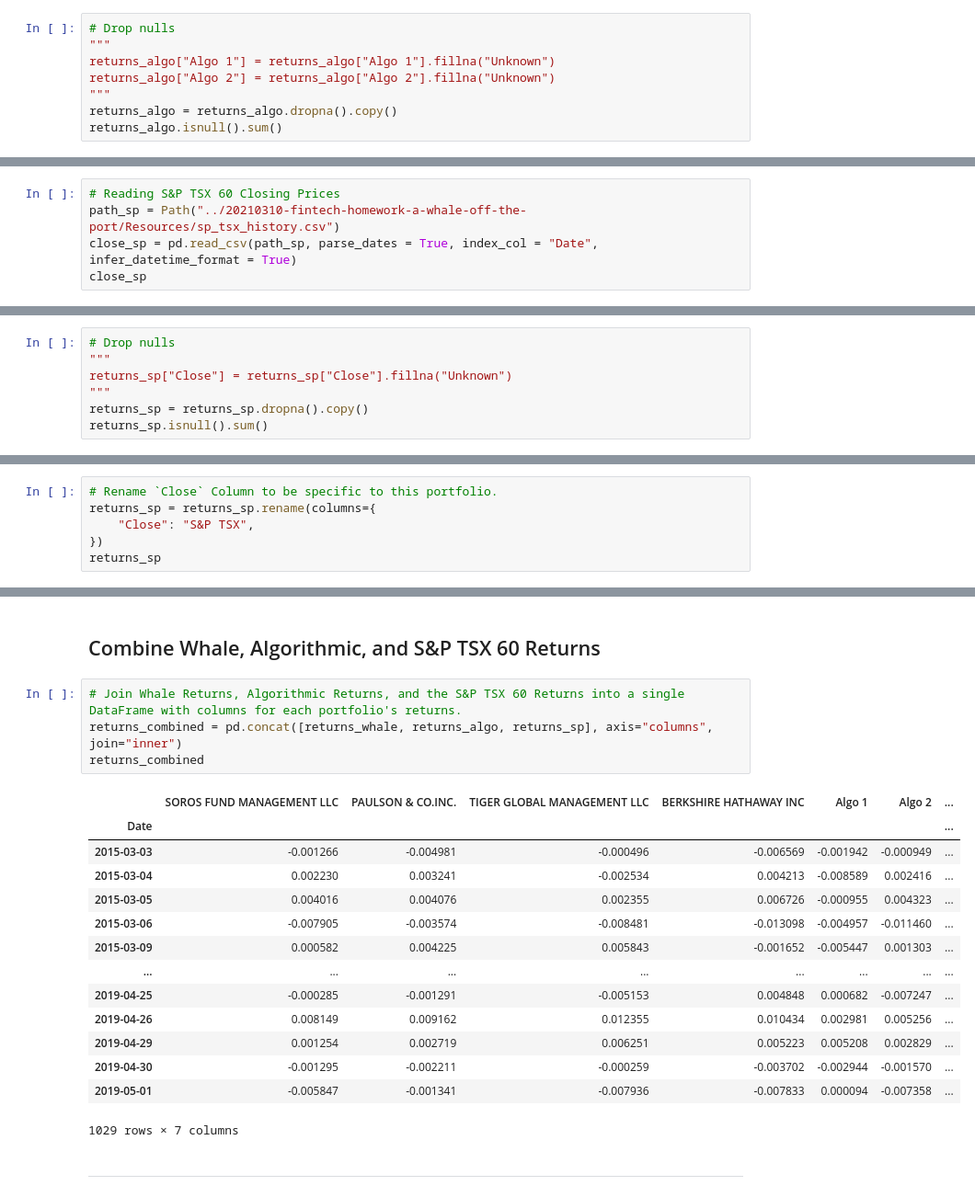
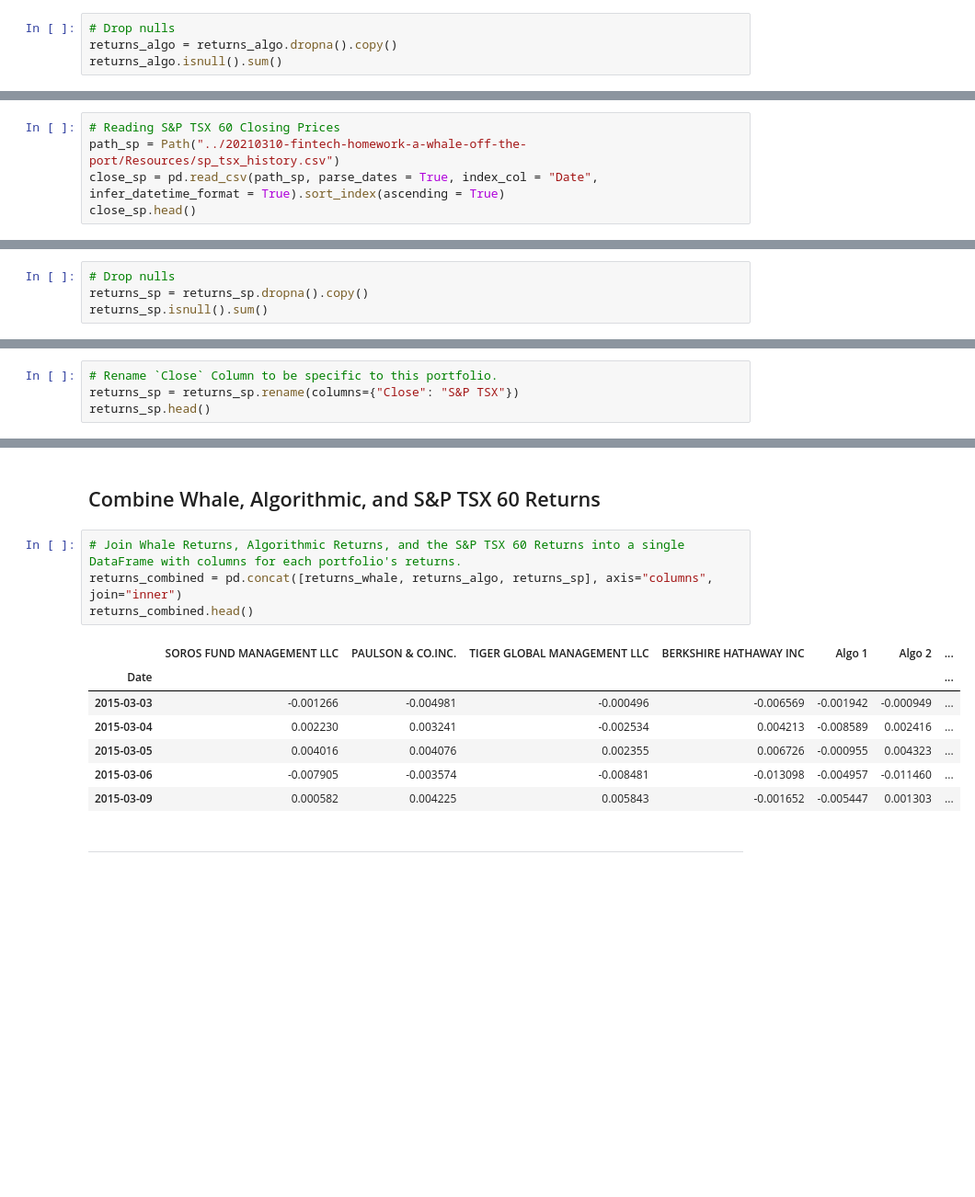
Before and after one commit to chrishandealmeida/20210310-fintech-homework-a-whale-off-the-port, a Jupyter notebook: whale_analysis.ipynb, the cells around one changed output, grey strips where cells are left out. Shown: that part at 92% size. Drawn from its saved outputs; the diff is of its cells as text; blank space fills up the shorter version.

```diff
--- a/whale_analysis.ipynb
+++ b/whale_analysis.ipynb
@@ -118,10 +97,6 @@ Algo 2    6
 dtype: int64
 # %%
 # Drop nulls
-"""
-returns_algo["Algo 1"] = returns_algo["Algo 1"].fillna("Unknown")
-returns_algo["Algo 2"] = returns_algo["Algo 2"].fillna("Unknown")
-"""
 returns_algo = returns_algo.dropna().copy()
 returns_algo.isnull().sum()
 # %% [output]
@@ -153,8 +121,8 @@ Read the S&P TSX 60 historic closing prices and create a new daily returns DataF
 # %%
 # Reading S&P TSX 60 Closing Prices
 path_sp = Path("../20210310-fintech-homework-a-whale-off-the-port/Resources/sp_tsx_history.csv")
-close_sp = pd.read_csv(path_sp, parse_dates = True, index_col = "Date", infer_datetime_format = True)
-close_sp
+close_sp = pd.read_csv(path_sp, parse_dates = True, index_col = "Date", infer_datetime_format = True).sort_index(ascending = True)
+close_sp.head()
 # %% [output]
 |  | Close |
 | Date |  |
@@ -207,8 +161,5 @@ returns_sp
 # %%
 # Drop nulls
-"""
-returns_sp["Close"] = returns_sp["Close"].fillna("Unknown")
-"""
 returns_sp = returns_sp.dropna().copy()
 returns_sp.isnull().sum()
 # %% [output]
@@ -216,10 +167,8 @@ Close    0
 dtype: int64
 # %%
 # Rename `Close` Column to be specific to this portfolio.
-returns_sp = returns_sp.rename(columns={
-    "Close": "S&P TSX",
-})
-returns_sp
+returns_sp = returns_sp.rename(columns={"Close": "S&P TSX"})
+returns_sp.head()
 # %% [output]
 |  | S&P TSX |
 | Date |  |
@@ -240,22 +182,15 @@ returns_sp
 # %%
 # Join Whale Returns, Algorithmic Returns, and the S&P TSX 60 Returns into a single DataFrame with columns for each portfolio's returns.
 returns_combined = pd.concat([returns_whale, returns_algo, returns_sp], axis="columns", join="inner")
-returns_combined
+returns_combined.head()
 # %% [output]
 |  | SOROS FUND MANAGEMENT LLC | PAULSON & CO.INC. | TIGER GLOBAL MANAGEMENT LLC | BERKSHIRE HATHAWAY INC | Algo 1 | Algo 2 | ... |
 | Date |  |  |  |  |  |  | ... |
 | 2015-03-03 | -0.001266 | -0.004981 | -0.000496 | -0.006569 | -0.001942 | -0.000949 | ... |
 | 2015-03-04 | 0.002230 | 0.003241 | -0.002534 | 0.004213 | -0.008589 | 0.002416 | ... |
 | 2015-03-05 | 0.004016 | 0.004076 | 0.002355 | 0.006726 | -0.000955 | 0.004323 | ... |
 | 2015-03-06 | -0.007905 | -0.003574 | -0.008481 | -0.013098 | -0.004957 | -0.011460 | ... |
 | 2015-03-09 | 0.000582 | 0.004225 | 0.005843 | -0.001652 | -0.005447 | 0.001303 | ... |
-| ... | ... | ... | ... | ... | ... | ... | ... |
-| 2019-04-25 | -0.000285 | -0.001291 | -0.005153 | 0.004848 | 0.000682 | -0.007247 | ... |
-| 2019-04-26 | 0.008149 | 0.009162 | 0.012355 | 0.010434 | 0.002981 | 0.005256 | ... |
-| 2019-04-29 | 0.001254 | 0.002719 | 0.006251 | 0.005223 | 0.005208 | 0.002829 | ... |
-| 2019-04-30 | -0.001295 | -0.002211 | -0.000259 | -0.003702 | -0.002944 | -0.001570 | ... |
-| 2019-05-01 | -0.005847 | -0.001341 | -0.007936 | -0.007833 | 0.000094 | -0.007358 | ... |
-1029 rows × 7 columns
 # %% [markdown]
 ---
 # %% [markdown]
```
Also changed, not shown: parts of 27 cells of this notebook.
